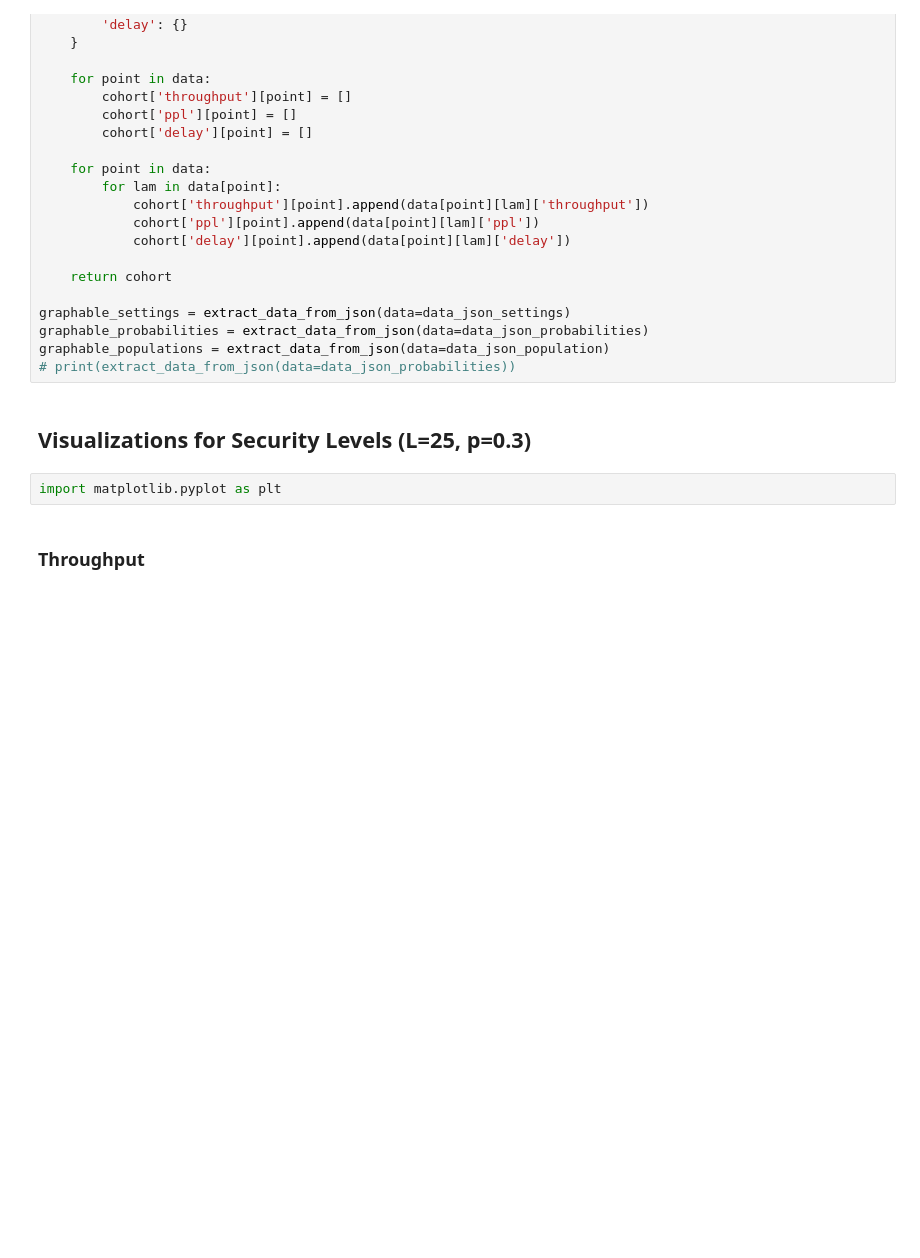
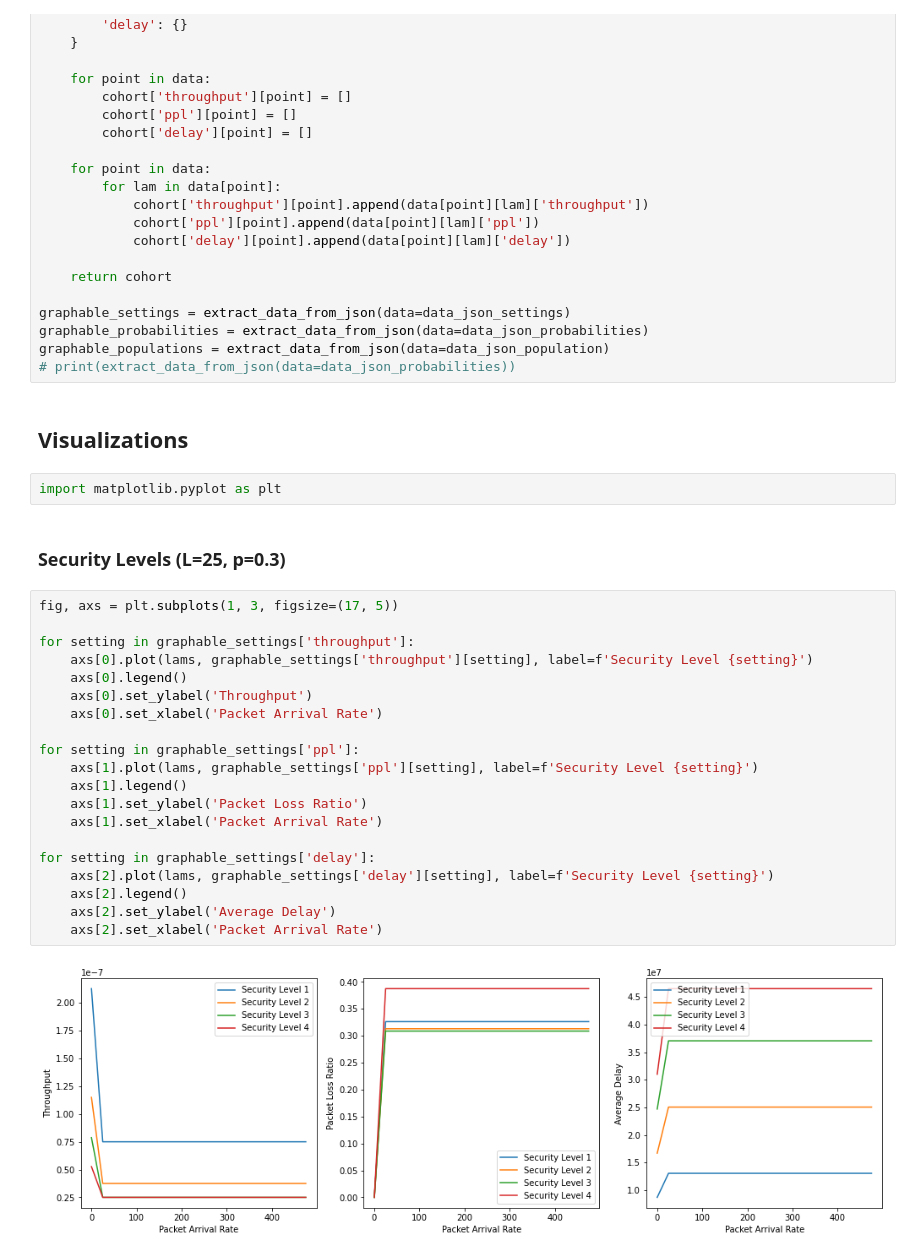
Before and after one commit to Sani-Abdullah/markov-ids, a Jupyter notebook: markov_ids.ipynb, the cells around one changed output. Cells and saved outputs as stored; diff of their text form; blank space fills up the shorter version.

```diff
--- a/markov_ids.ipynb
+++ b/markov_ids.ipynb
@@ -250,9 +250,31 @@ graphable_settings = extract_data_from_json(data=data_json_settings)
 graphable_probabilities = extract_data_from_json(data=data_json_probabilities)
 graphable_populations = extract_data_from_json(data=data_json_population)
 # print(extract_data_from_json(data=data_json_probabilities))
-# %% [markdown]
-## Visualizations for Security Levels (L=25, p=0.3)
+# %% [markdown]
+## Visualizations
 # %%
 import matplotlib.pyplot as plt
-# %% [markdown]
-### Throughput
+# %% [markdown]
+### Security Levels (L=25, p=0.3)
+# %%
+fig, axs = plt.subplots(1, 3, figsize=(17, 5))
+
+for setting in graphable_settings['throughput']:
+    axs[0].plot(lams, graphable_settings['throughput'][setting], label=f'Security Level {setting}')
+    axs[0].legend()
+    axs[0].set_ylabel('Throughput')
+    axs[0].set_xlabel('Packet Arrival Rate')
+
+for setting in graphable_settings['ppl']:
+    axs[1].plot(lams, graphable_settings['ppl'][setting], label=f'Security Level {setting}')
+    axs[1].legend()
+    axs[1].set_ylabel('Packet Loss Ratio')
+    axs[1].set_xlabel('Packet Arrival Rate')
+
+for setting in graphable_settings['delay']:
+    axs[2].plot(lams, graphable_settings['delay'][setting], label=f'Security Level {setting}')
+    axs[2].legend()
+    axs[2].set_ylabel('Average Delay')
+    axs[2].set_xlabel('Packet Arrival Rate')
+# %% [output]
+[figure, added]
```
Also changed, not shown: parts of 11 cells of this notebook.
